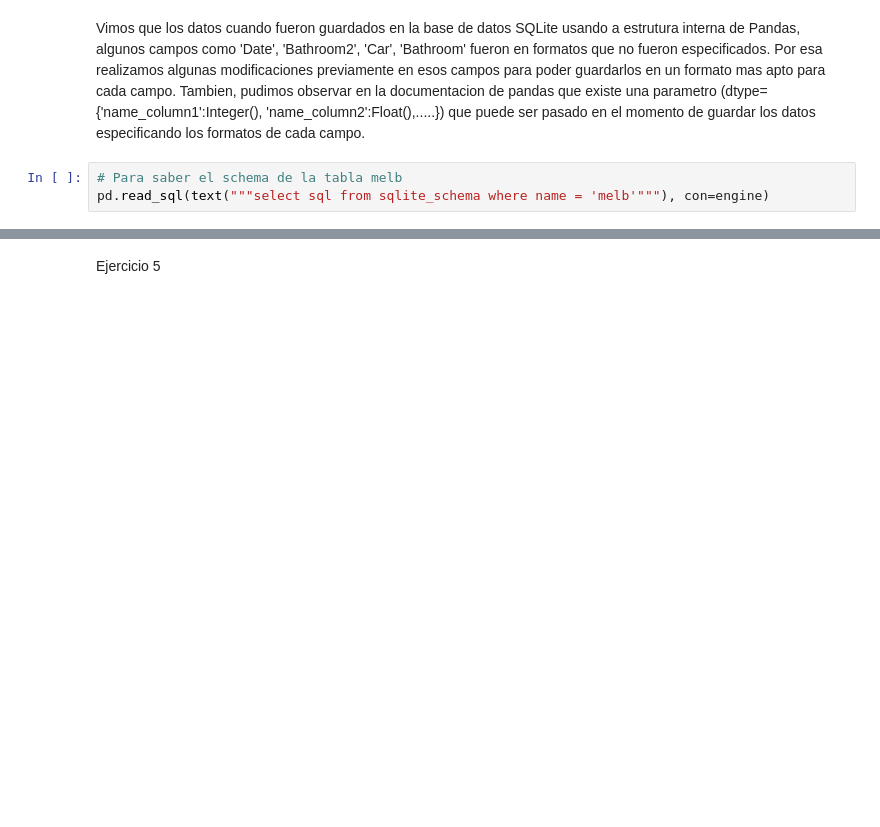
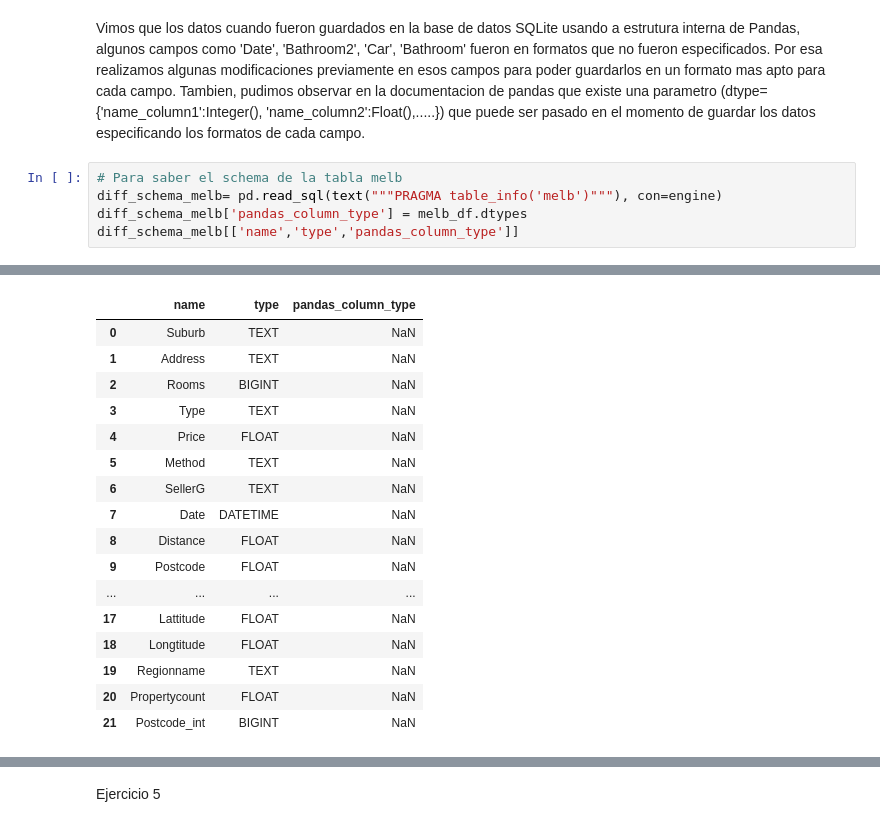
Before and after one commit to ramirobarone/CienciaDeDatosDiplo, a Jupyter notebook: Entregable_parte_1_eycd.ipynb, the cells around one changed output, grey strips where cells are left out. Drawn from its saved outputs; the diff is of its cells as text; blank space fills up the shorter version.

```diff
--- a/Entregable_parte_1_eycd.ipynb
+++ b/Entregable_parte_1_eycd.ipynb
@@ -181,5 +177,7 @@ airbnb_df.to_sql('airbnb', con=engine, if_exists='replace', index=False)
 Vimos que los datos cuando fueron guardados en la base de datos SQLite usando a estrutura interna de Pandas, algunos campos como 'Date', 'Bathroom2', 'Car', 'Bathroom' fueron en formatos que no fueron especificados. Por esa realizamos algunas modificaciones previamente en esos campos para poder guardarlos en un formato mas apto para cada campo. Tambien, pudimos observar en la documentacion de pandas que existe una parametro (dtype={'name_column1':Integer(), 'name_column2':Float(),.....}) que puede ser pasado en el momento de guardar los datos especificando los formatos de cada campo.
 # %%
 # Para saber el schema de la tabla melb
-pd.read_sql(text("""select sql from sqlite_schema where name = 'melb'"""), con=engine)
+diff_schema_melb= pd.read_sql(text("""PRAGMA table_info('melb')"""), con=engine)
+diff_schema_melb['pandas_column_type'] = melb_df.dtypes
+diff_schema_melb[['name','type','pandas_column_type']]
 # %% [output]
@@ -186,0 +188,17 @@ NameError: name 'pd' is not defined
+|  | name | type | pandas_column_type |
+| 0 | Suburb | TEXT | NaN |
+| 1 | Address | TEXT | NaN |
+| 2 | Rooms | BIGINT | NaN |
+| 3 | Type | TEXT | NaN |
+| 4 | Price | FLOAT | NaN |
+| 5 | Method | TEXT | NaN |
+| 6 | SellerG | TEXT | NaN |
+| 7 | Date | DATETIME | NaN |
+| 8 | Distance | FLOAT | NaN |
+| 9 | Postcode | FLOAT | NaN |
+| ... | ... | ... | ... |
+| 17 | Lattitude | FLOAT | NaN |
+| 18 | Longtitude | FLOAT | NaN |
+| 19 | Regionname | TEXT | NaN |
+| 20 | Propertycount | FLOAT | NaN |
+| 21 | Postcode_int | BIGINT | NaN |
```
Also changed, not shown: parts of 29 cells of this notebook.
